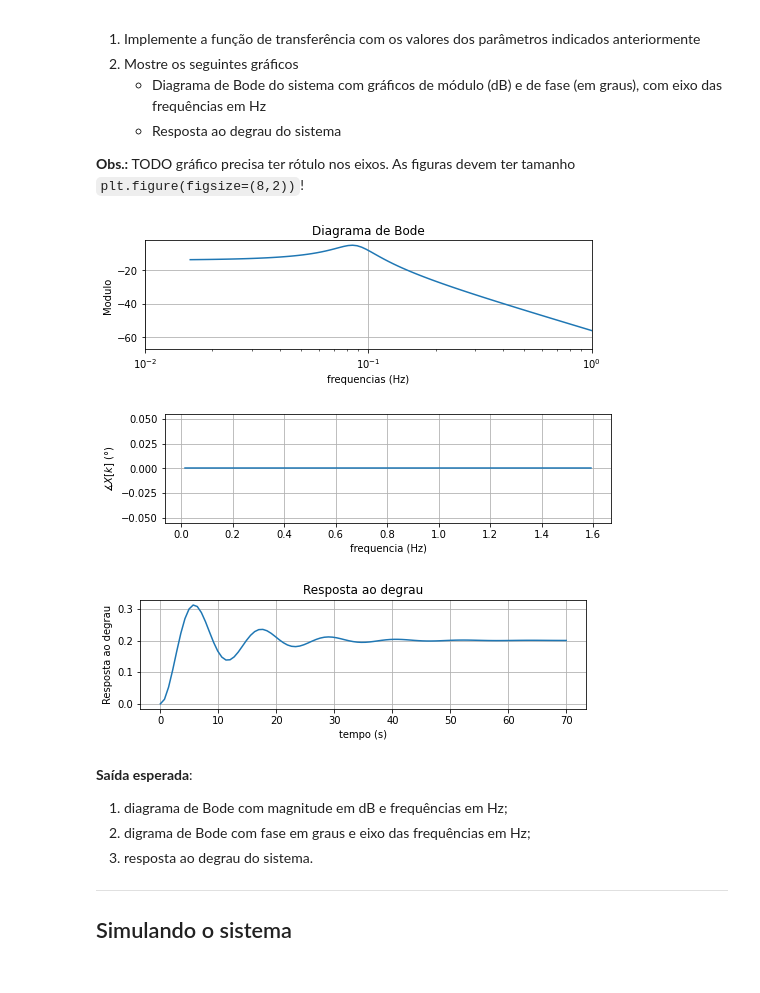
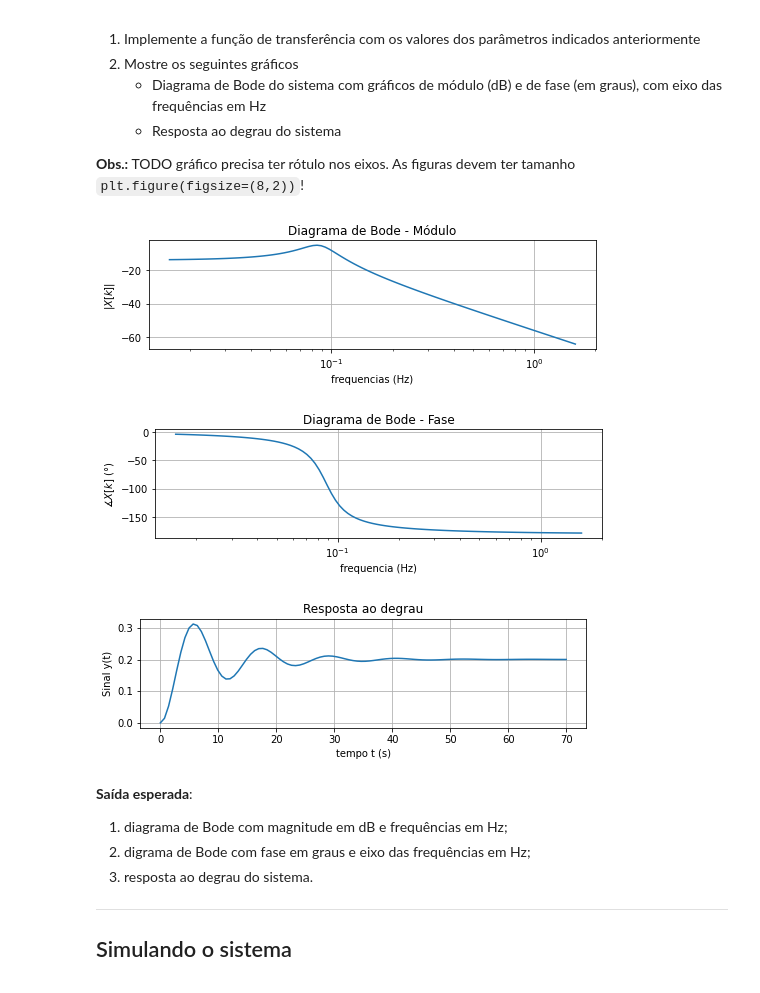
Before and after one commit to iurykischka/Proc.-de-sinais, a Jupyter notebook: Ex/Ex03_SLITs_IURY.ipynb, the cells around one changed output. Drawn from its saved outputs; the diff is of its cells as text; code cells hidden in the pictures.

```diff
--- a/Ex/Ex03_SLITs_IURY.ipynb
+++ b/Ex/Ex03_SLITs_IURY.ipynb
@@ -249,43 +249,43 @@ sys = signal.lti(num, den)
 # Calcula diagrama de Bode
 
 w1, mag1, phase1 = signal.bode(sys)
-phase1 = np.angle(w1, deg=1)
 
 # Converte frequências para Hz
 
 w1 = w1/(2*np.pi)
 
 # Resposta ao degrau
 
 t1, y1 = signal.step(sys)
 
 # Figuras
 plt.figure(figsize=(8,2))
 plt.semilogx(w1, mag1)
-plt.xlim(10**(-2),1)
+#plt.xlim(10**(-2),1)
 plt.xlabel("frequencias (Hz)")
-plt.ylabel("Modulo")
-plt.title("Diagrama de Bode")
+plt.ylabel("$|X[k]|$")
+plt.title("Diagrama de Bode - Módulo")
 plt.grid(1);
 
 plt.figure(figsize=(8,2))
 plt.ylabel("$\measuredangle X[k]$ (°)")
 plt.xlabel("frequencia (Hz)")
-plt.plot(w1, phase1)
+plt.title("Diagrama de Bode - Fase")
+plt.semilogx(w1, phase1)
 plt.grid(1);
 
 plt.figure(figsize=(8,2))
 plt.plot(t1, y1)
-plt.xlabel("tempo (s)")
-plt.ylabel("Resposta ao degrau")
+plt.xlabel("tempo t (s)")
+plt.ylabel("Sinal y(t)")
 plt.title("Resposta ao degrau");
 plt.grid(1);
 
 ### FIM DO CÓDIGO ###
 # %% [output]
-[figure, old version]
+[figure, new version]
-[figure, old version]
+[figure, new version]
-[figure, old version]
+[figure, new version]
 # %% [markdown]
 **Saída esperada**:
 1. diagrama de Bode com magnitude em dB e frequências em Hz;
```
Also changed, not shown: parts of 12 cells of this notebook.
